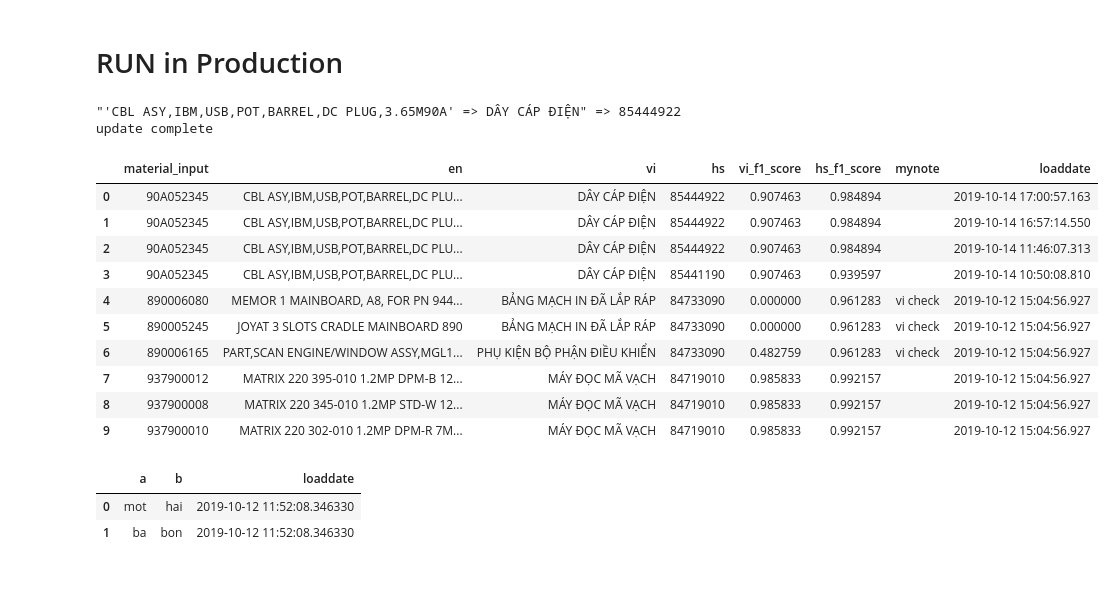
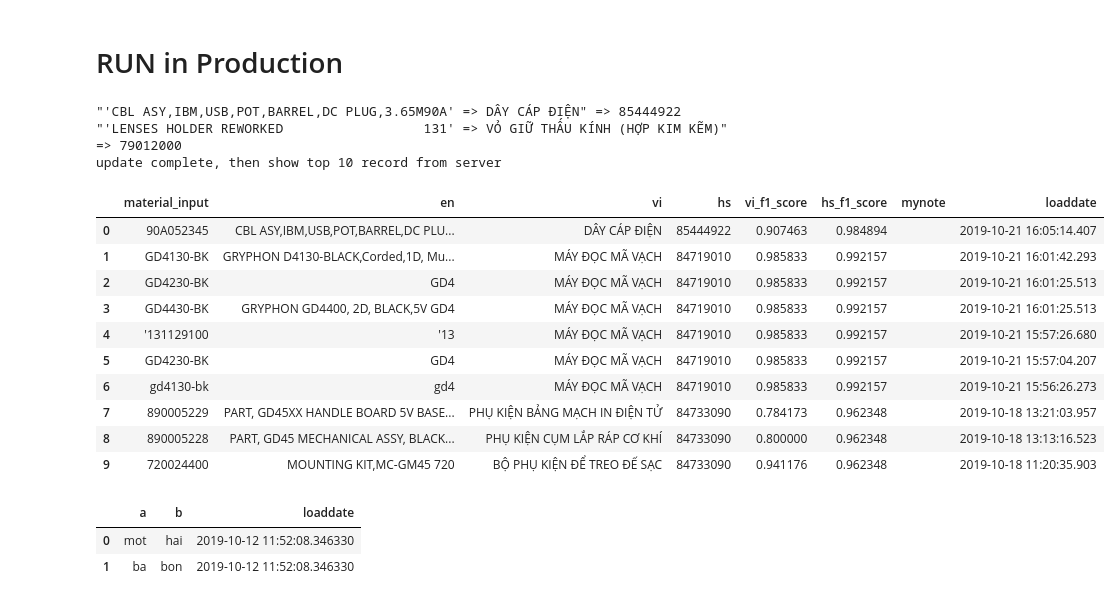
Before and after one commit to khangvan/predict_htscode_vietnamese_translation, a Jupyter notebook: Trainning Model HS_VI.ipynb, the cells around one changed output. Drawn from its saved outputs; the diff is of its cells as text; code cells hidden in the pictures.

```diff
--- a/Trainning Model HS_VI.ipynb
+++ b/Trainning Model HS_VI.ipynb
@@ -18 +21,5 @@ pickle.dump(df, open(my_report_name, 'wb')) # disable to prevent kill my model
 # clsf_report.to_excel(my_report_name+".xlsx",engine='xlsxwriter')
+# %%
+
+readbieuthue = pickle.load(open('bieuthue2019', 'rb'))
+readbieuthue.head(10)
@@ -653,12 +672,18 @@ def predict_data_vi_hs_from_pn(material):
     vi=list_predict[0]
     hs=list_predict[1]
     en= data_input
+
+    print('vi',vi)
+    print('hs',hs)
+    print('eng',en)
+
     final_df= pd.DataFrame(vi,columns=["vi"])
     final_df['hs']=hs
     final_df['en']=en
     final_df['material_input']=material
     cols=['material_input','en', 'vi','hs']
-    return check_score_df(final_df[cols]) #vi, hs, en
+#     return check_score_df(final_df[cols]) #vi, hs, en
+    return (final_df[cols]) #vi, hs, en
 
 
 def saplinkinfo(material='770112003'):
@@ -759,5 +784,6 @@ data=[
 # '292004761',
 '822002101',
     '163333400',
+    '131129100'
 ]
 predict_data_vi_hs_from_pn(data)
@@ -1189,25 +1217,27 @@ dl.save_temp_server(dl.pn_dichviet_hscode())
 # %%
 dl=datalogic_hscode_vi()
 dl.set_data_pn([
  '90A052345'
+    ,'131129100'
 
 ])
 dl.save_temp_server(dl.pn_dichviet_hscode())
 dl.update_server_master()
 # %% [output]
 "'CBL ASY,IBM,USB,POT,BARREL,DC PLUG,3.65M90A' => DÂY CÁP ĐIỆN" => 85444922
-update complete
+"'LENSES HOLDER REWORKED                  131' => VỎ GIỮ THẤU KÍNH (HỢP KIM KẼM)" => 79012000
+update complete, then show top 10 record from server
 |  | material_input | en | vi | hs | vi_f1_score | hs_f1_score | mynote | loaddate |
-| 0 | 90A052345 | CBL ASY,IBM,USB,POT,BARREL,DC PLU... | DÂY CÁP ĐIỆN | 85444922 | 0.907463 | 0.984894 |  | 2019-10-14 17:00:57.163 |
-| 1 | 90A052345 | CBL ASY,IBM,USB,POT,BARREL,DC PLU... | DÂY CÁP ĐIỆN | 85444922 | 0.907463 | 0.984894 |  | 2019-10-14 16:57:14.550 |
-| 2 | 90A052345 | CBL ASY,IBM,USB,POT,BARREL,DC PLU... | DÂY CÁP ĐIỆN | 85444922 | 0.907463 | 0.984894 |  | 2019-10-14 11:46:07.313 |
-| 3 | 90A052345 | CBL ASY,IBM,USB,POT,BARREL,DC PLU... | DÂY CÁP ĐIỆN | 85441190 | 0.907463 | 0.939597 |  | 2019-10-14 10:50:08.810 |
-| 4 | 890006080 | MEMOR 1 MAINBOARD, A8, FOR PN 944... | BẢNG MẠCH IN ĐÃ LẮP RÁP | 84733090 | 0.000000 | 0.961283 | vi check | 2019-10-12 15:04:56.927 |
-| 5 | 890005245 | JOYAT 3 SLOTS CRADLE MAINBOARD 890 | BẢNG MẠCH IN ĐÃ LẮP RÁP | 84733090 | 0.000000 | 0.961283 | vi check | 2019-10-12 15:04:56.927 |
-| 6 | 890006165 | PART,SCAN ENGINE/WINDOW ASSY,MGL1... | PHỤ KIỆN BỘ PHẬN ĐIỀU KHIỂN | 84733090 | 0.482759 | 0.961283 | vi check | 2019-10-12 15:04:56.927 |
-| 7 | 937900012 | MATRIX 220 395-010 1.2MP DPM-B 12... | MÁY ĐỌC MÃ VẠCH | 84719010 | 0.985833 | 0.992157 |  | 2019-10-12 15:04:56.927 |
-| 8 | 937900008 | MATRIX 220 345-010 1.2MP STD-W 12... | MÁY ĐỌC MÃ VẠCH | 84719010 | 0.985833 | 0.992157 |  | 2019-10-12 15:04:56.927 |
-| 9 | 937900010 | MATRIX 220 302-010 1.2MP DPM-R 7M... | MÁY ĐỌC MÃ VẠCH | 84719010 | 0.985833 | 0.992157 |  | 2019-10-12 15:04:56.927 |
+| 0 | 90A052345 | CBL ASY,IBM,USB,POT,BARREL,DC PLU... | DÂY CÁP ĐIỆN | 85444922 | 0.907463 | 0.984894 |  | 2019-10-21 16:05:14.407 |
+| 1 | GD4130-BK | GRYPHON D4130-BLACK,Corded,1D, Mu... | MÁY ĐỌC MÃ VẠCH | 84719010 | 0.985833 | 0.992157 |  | 2019-10-21 16:01:42.293 |
+| 2 | GD4230-BK | GD4 | MÁY ĐỌC MÃ VẠCH | 84719010 | 0.985833 | 0.992157 |  | 2019-10-21 16:01:25.513 |
+| 3 | GD4430-BK | GRYPHON GD4400, 2D, BLACK,5V GD4 | MÁY ĐỌC MÃ VẠCH | 84719010 | 0.985833 | 0.992157 |  | 2019-10-21 16:01:25.513 |
+| 4 | '131129100 | '13 | MÁY ĐỌC MÃ VẠCH | 84719010 | 0.985833 | 0.992157 |  | 2019-10-21 15:57:26.680 |
+| 5 | GD4230-BK | GD4 | MÁY ĐỌC MÃ VẠCH | 84719010 | 0.985833 | 0.992157 |  | 2019-10-21 15:57:04.207 |
+| 6 | gd4130-bk | gd4 | MÁY ĐỌC MÃ VẠCH | 84719010 | 0.985833 | 0.992157 |  | 2019-10-21 15:56:26.273 |
+| 7 | 890005229 | PART, GD45XX HANDLE BOARD 5V BASE... | PHỤ KIỆN BẢNG MẠCH IN ĐIỆN TỬ | 84733090 | 0.784173 | 0.962348 |  | 2019-10-18 13:21:03.957 |
+| 8 | 890005228 | PART, GD45 MECHANICAL ASSY, BLACK... | PHỤ KIỆN CỤM LẮP RÁP CƠ KHÍ | 84733090 | 0.800000 | 0.962348 |  | 2019-10-18 13:13:16.523 |
+| 9 | 720024400 | MOUNTING KIT,MC-GM45 720 | BỘ PHỤ KIỆN ĐỂ TREO ĐẾ SẠC | 84733090 | 0.941176 | 0.962348 |  | 2019-10-18 11:20:35.903 |
 # %%
 #------------------------------------------
 # %%
```
Also changed, not shown: parts of 10 cells of this notebook, 5 other files.
